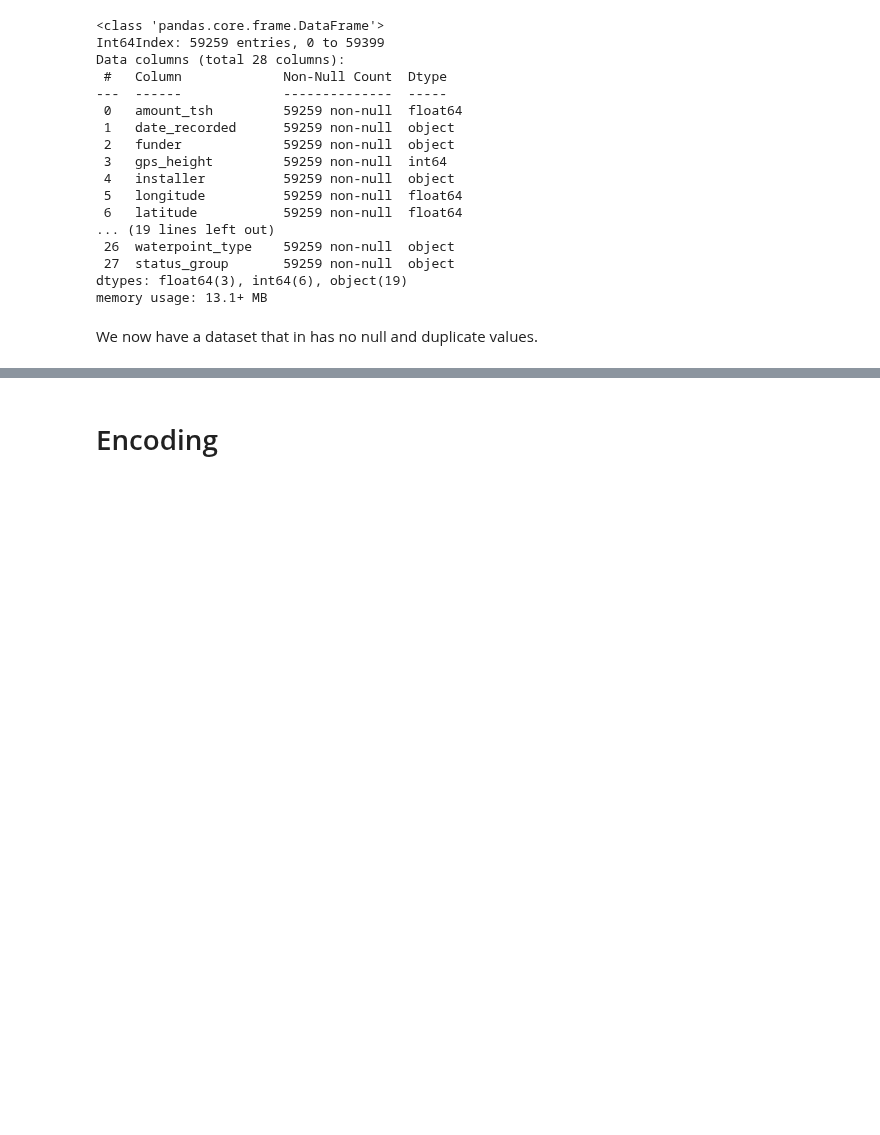
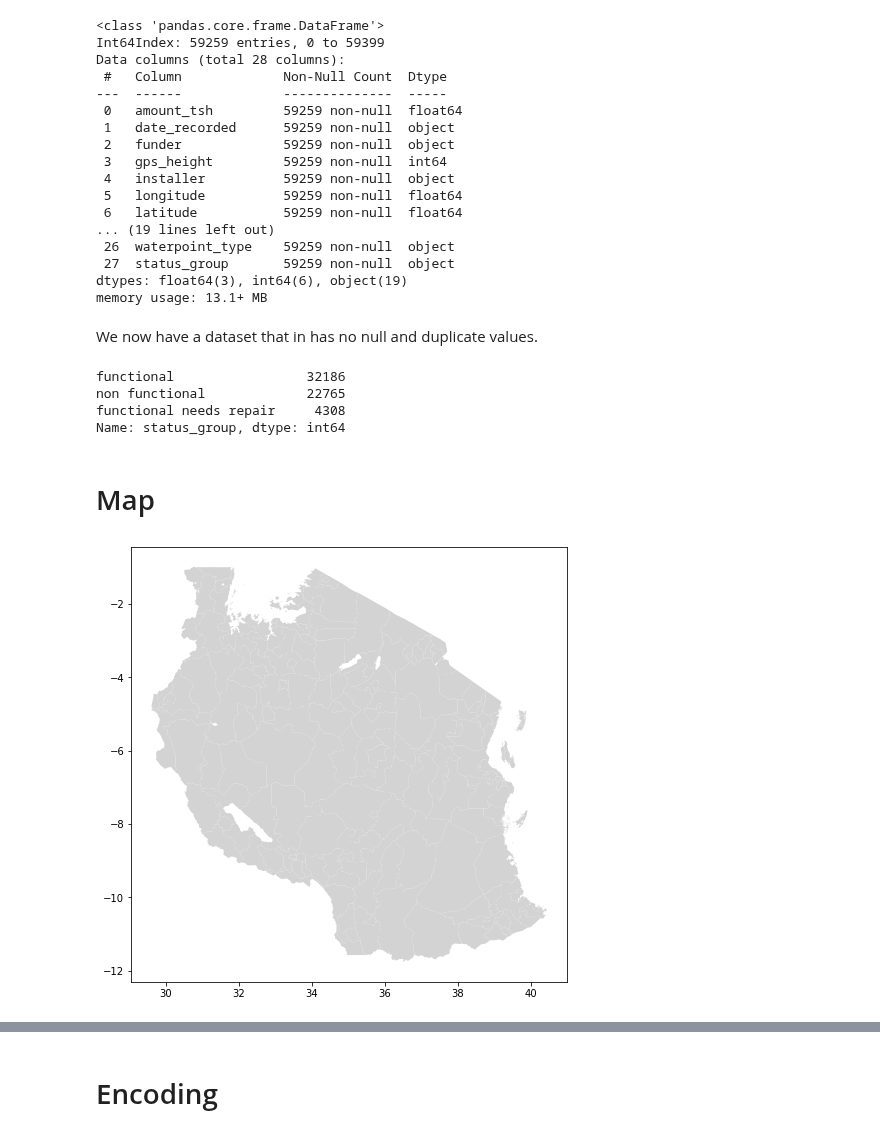
Before and after one commit to rahulakrish/water_pump_classifier, a Jupyter notebook: phase3_project.ipynb, the cells around one changed output, grey strips where cells are left out. Drawn from its saved outputs; the diff is of its cells as text; code cells hidden in the pictures; blank space fills up the shorter version.

```diff
--- a/phase3_project.ipynb
+++ b/phase3_project.ipynb
@@ -541,3 +559,12 @@ dtypes: float64(3), int64(6), object(19)
 memory usage: 13.1+ MB
 # %% [markdown]
 We now have a dataset that in has no null and duplicate values.
+# %%
+df1['status_group'].value_counts()
+# %% [output]
+functional                 32186
+non functional             22765
+functional needs repair     4308
+Name: status_group, dtype: int64
+# %% [markdown]
+# Map
@@ -543,0 +576,5 @@ We now have a dataset that in has no null and duplicate values.
+# %%
+tanzania_map = gpd.read_file('Districts and TC as 2020.shp')
+tanzania_map.plot(color='lightgrey',figsize=(8,8));
+# %% [output]
+[figure, added]
```
Also changed, not shown: parts of 23 cells of this notebook.
